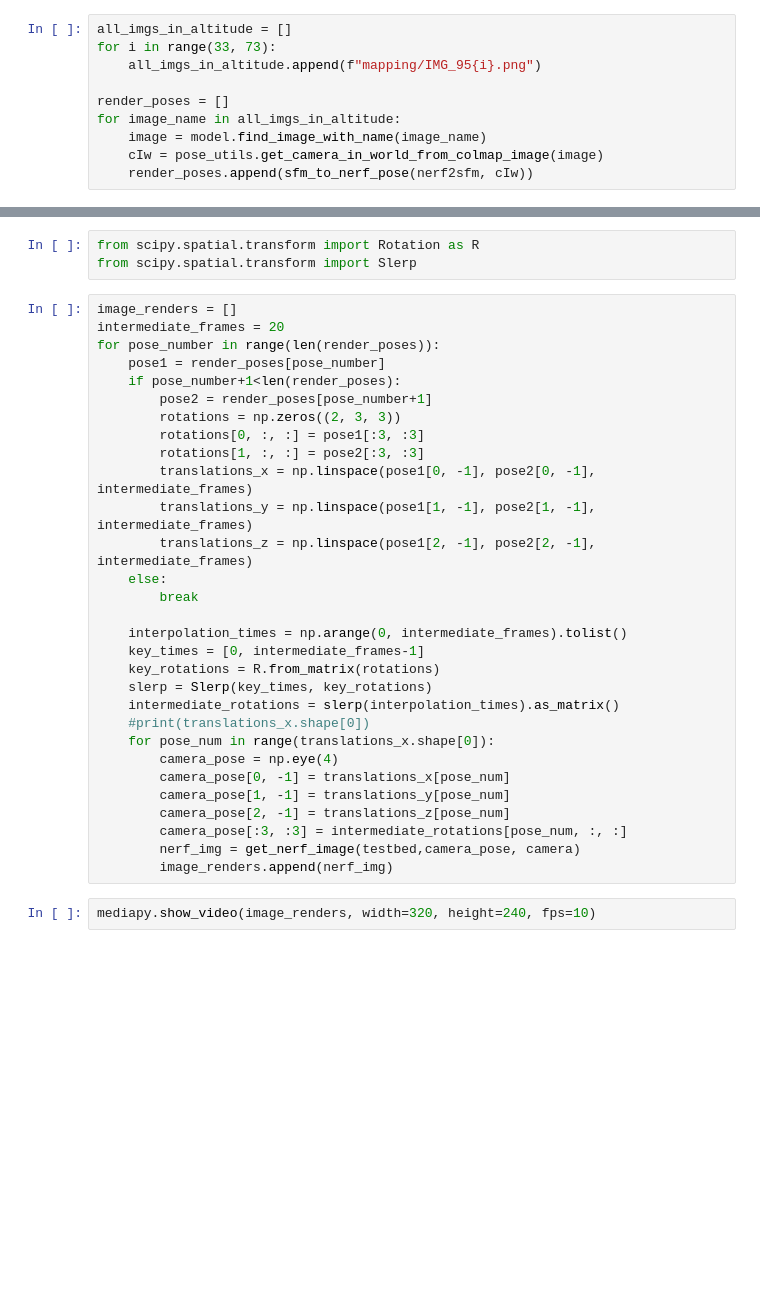
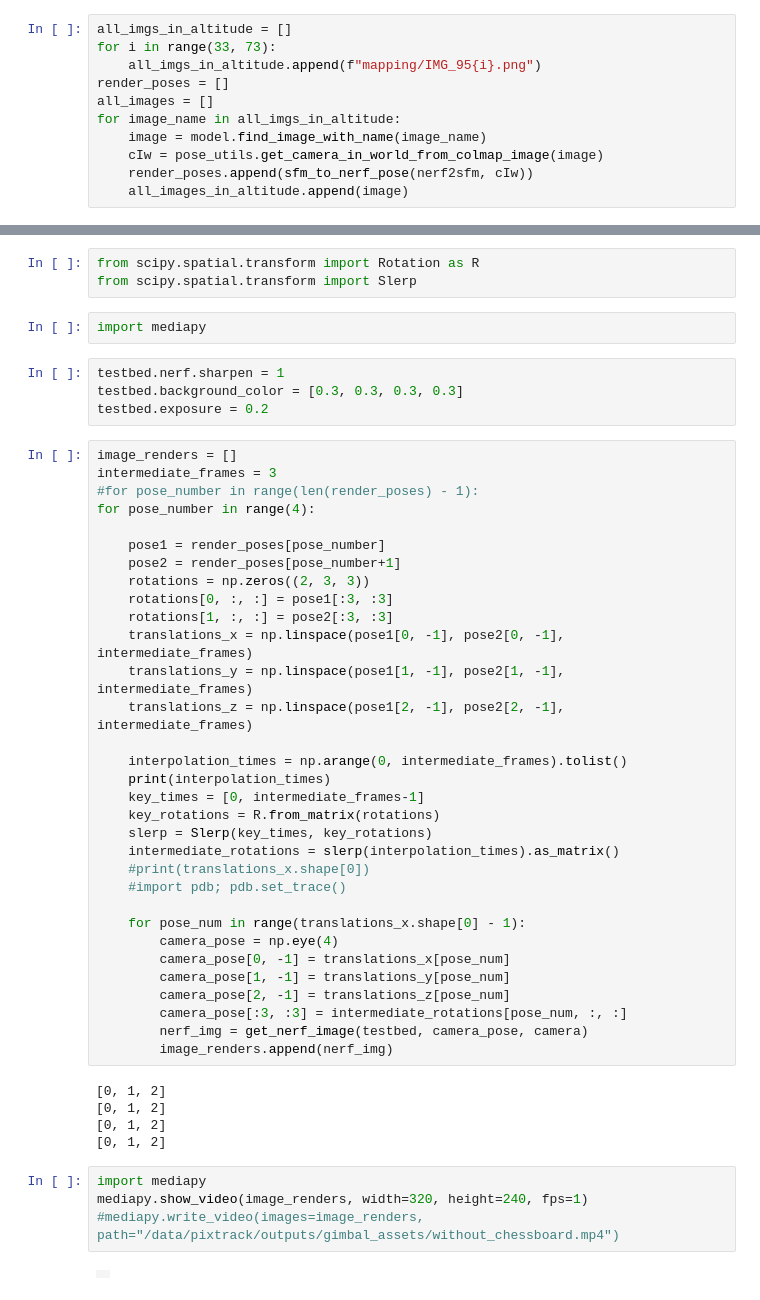
Before and after one commit to GiantAI/pixtrack, a Jupyter notebook: notebooks/RenderGimbal360.ipynb, the cells around one changed output, grey strips where cells are left out. Cells and saved outputs as stored; diff of their text form; blank space fills up the shorter version.

Commit message:
Video conversion tools

```diff
--- a/notebooks/RenderGimbal360.ipynb
+++ b/notebooks/RenderGimbal360.ipynb
@@ -38,12 +39,13 @@ camera = PixCamera.from_colmap(camera)
 all_imgs_in_altitude = []
 for i in range(33, 73):
     all_imgs_in_altitude.append(f"mapping/IMG_95{i}.png")
-
 render_poses = []
+all_images = []
 for image_name in all_imgs_in_altitude:
     image = model.find_image_with_name(image_name)
     cIw = pose_utils.get_camera_in_world_from_colmap_image(image)
     render_poses.append(sfm_to_nerf_pose(nerf2sfm, cIw))
+    all_images_in_altitude.append(image)
 # %%
 !pip3 install mediapy
 # %% [output]
@@ -67,35 +69,52 @@ Requirement already satisfied: six>=1.5 in /usr/lib/python3/dist-packages (from
 # %%
 from scipy.spatial.transform import Rotation as R
 from scipy.spatial.transform import Slerp
+# %%
+import mediapy
+# %%
+testbed.nerf.sharpen = 1
+testbed.background_color = [0.3, 0.3, 0.3, 0.3]
+testbed.exposure = 0.2
 # %%
 image_renders = []
-intermediate_frames = 20
-for pose_number in range(len(render_poses)):
+intermediate_frames = 3
+#for pose_number in range(len(render_poses) - 1):
+for pose_number in range(4):
+
     pose1 = render_poses[pose_number]
-    if pose_number+1<len(render_poses):
-        pose2 = render_poses[pose_number+1]
-        rotations = np.zeros((2, 3, 3))
-        rotations[0, :, :] = pose1[:3, :3]
-        rotations[1, :, :] = pose2[:3, :3]
-        translations_x = np.linspace(pose1[0, -1], pose2[0, -1], intermediate_frames)
-        translations_y = np.linspace(pose1[1, -1], pose2[1, -1], intermediate_frames)
-        translations_z = np.linspace(pose1[2, -1], pose2[2, -1], intermediate_frames)
-    else:
-        break
+    pose2 = render_poses[pose_number+1]
+    rotations = np.zeros((2, 3, 3))
+    rotations[0, :, :] = pose1[:3, :3]
+    rotations[1, :, :] = pose2[:3, :3]
+    translations_x = np.linspace(pose1[0, -1], pose2[0, -1], intermediate_frames)
+    translations_y = np.linspace(pose1[1, -1], pose2[1, -1], intermediate_frames)
+    translations_z = np.linspace(pose1[2, -1], pose2[2, -1], intermediate_frames)
 
     interpolation_times = np.arange(0, intermediate_frames).tolist()
+    print(interpolation_times)
     key_times = [0, intermediate_frames-1]
     key_rotations = R.from_matrix(rotations)
     slerp = Slerp(key_times, key_rotations)
     intermediate_rotations = slerp(interpolation_times).as_matrix()
     #print(translations_x.shape[0])
-    for pose_num in range(translations_x.shape[0]):
+    #import pdb; pdb.set_trace()
+
+    for pose_num in range(translations_x.shape[0] - 1):
         camera_pose = np.eye(4)
         camera_pose[0, -1] = translations_x[pose_num]
         camera_pose[1, -1] = translations_y[pose_num]
         camera_pose[2, -1] = translations_z[pose_num]
         camera_pose[:3, :3] = intermediate_rotations[pose_num, :, :]
-        nerf_img = get_nerf_image(testbed,camera_pose, camera)
+        nerf_img = get_nerf_image(testbed, camera_pose, camera)
         image_renders.append(nerf_img)
+# %% [output]
+[0, 1, 2]
+[0, 1, 2]
+[0, 1, 2]
+[0, 1, 2]
 # %%
-mediapy.show_video(image_renders, width=320, height=240, fps=10)
+import mediapy
+mediapy.show_video(image_renders, width=320, height=240, fps=1)
+#mediapy.write_video(images=image_renders, path="/data/pixtrack/outputs/gimbal_assets/without_chessboard.mp4")
+# %% [output]
+|  |
```
Also changed, not shown: parts of 3 cells of this notebook, 9 other files.
